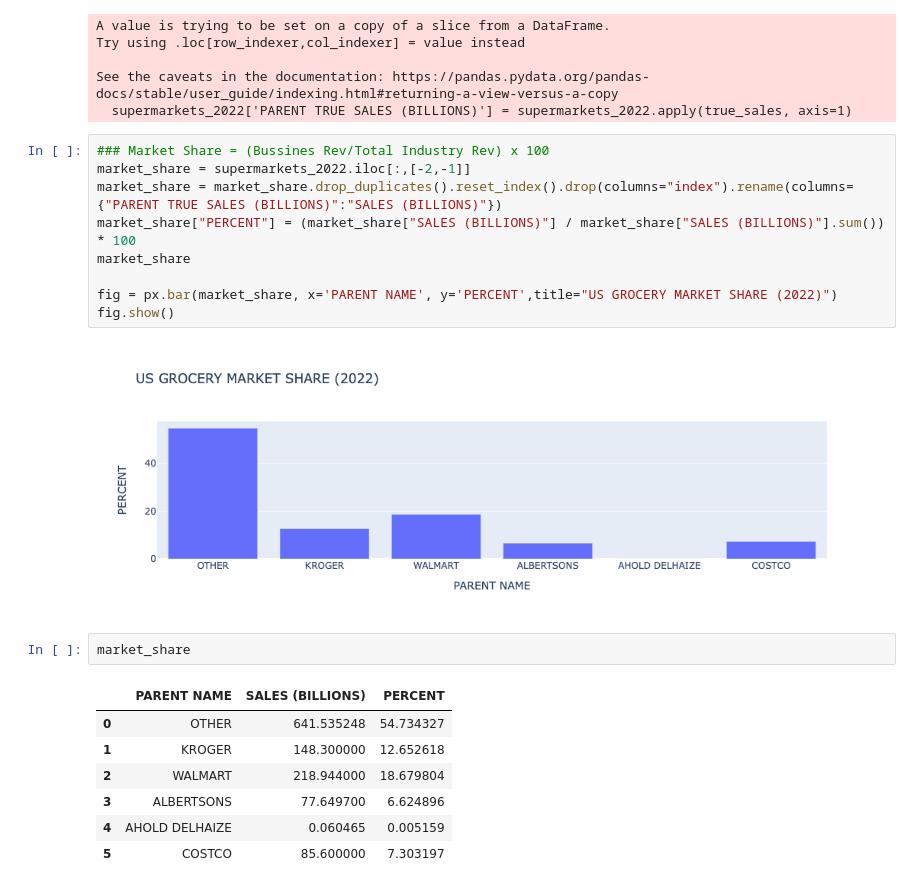
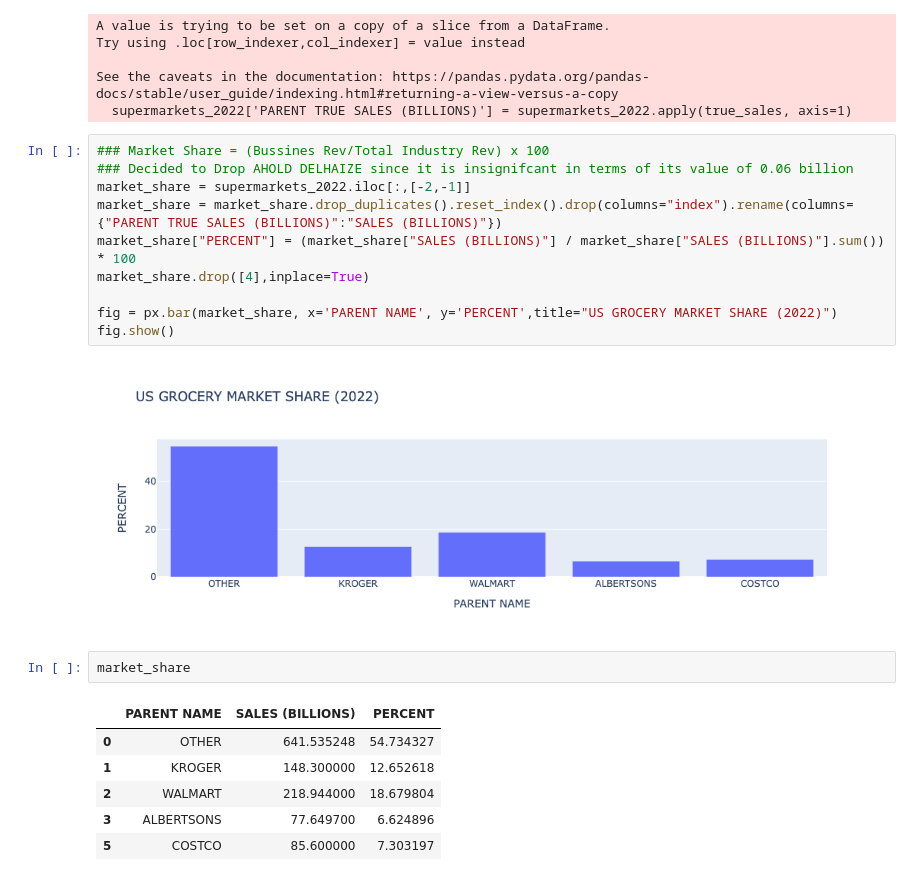
Before and after one commit to uchicago-dsi/rafi-grocery, a Jupyter notebook: notebooks/SEBASTIAN-CLEANED-EDA.ipynb, the cells around one changed output. Saved outputs shown, nothing was run; the diff lists cells and outputs as text.

Commit message:
bar graph adjustment

```diff
--- a/notebooks/SEBASTIAN-CLEANED-EDA.ipynb
+++ b/notebooks/SEBASTIAN-CLEANED-EDA.ipynb
@@ -398,15 +398,16 @@ See the caveats in the documentation: https://pandas.pydata.org/pandas-docs/stab
   supermarkets_2022['PARENT TRUE SALES (BILLIONS)'] = supermarkets_2022.apply(true_sales, axis=1)
 # %%
 ### Market Share = (Bussines Rev/Total Industry Rev) x 100
+### Decided to Drop AHOLD DELHAIZE since it is insignifcant in terms of its value of 0.06 billion
 market_share = supermarkets_2022.iloc[:,[-2,-1]]
 market_share = market_share.drop_duplicates().reset_index().drop(columns="index").rename(columns={"PARENT TRUE SALES (BILLIONS)":"SALES (BILLIONS)"})
 market_share["PERCENT"] = (market_share["SALES (BILLIONS)"] / market_share["SALES (BILLIONS)"].sum()) * 100
-market_share
+market_share.drop([4],inplace=True)
 
 fig = px.bar(market_share, x='PARENT NAME', y='PERCENT',title="US GROCERY MARKET SHARE (2022)")
 fig.show()
 # %% [output]
-[figure, old version]
+[figure, new version]
 # %%
 market_share
 # %% [output]
@@ -415,5 +416,4 @@ market_share
 | 1 | KROGER | 148.300000 | 12.652618 |
 | 2 | WALMART | 218.944000 | 18.679804 |
 | 3 | ALBERTSONS | 77.649700 | 6.624896 |
-| 4 | AHOLD DELHAIZE | 0.060465 | 0.005159 |
 | 5 | COSTCO | 85.600000 | 7.303197 |
```
